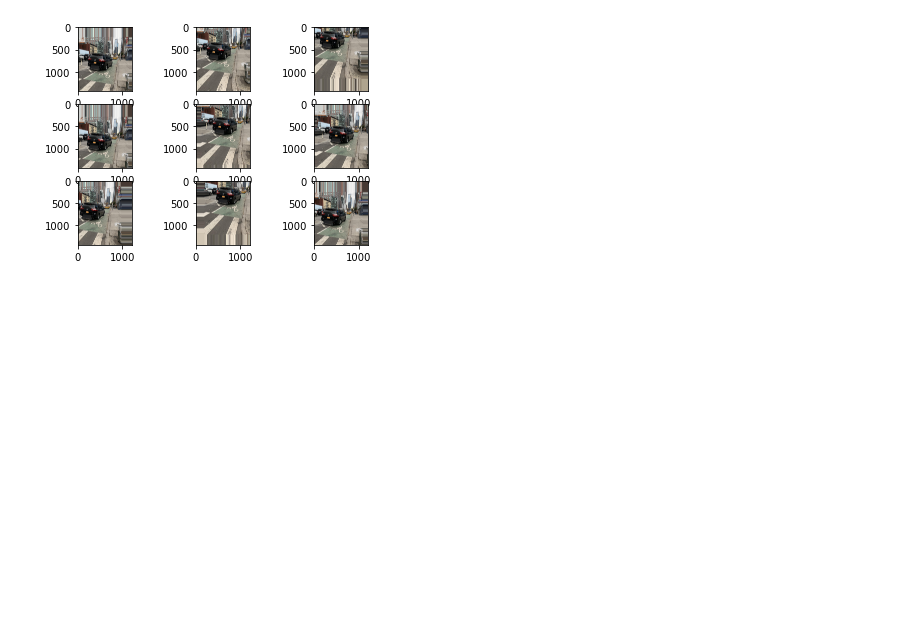
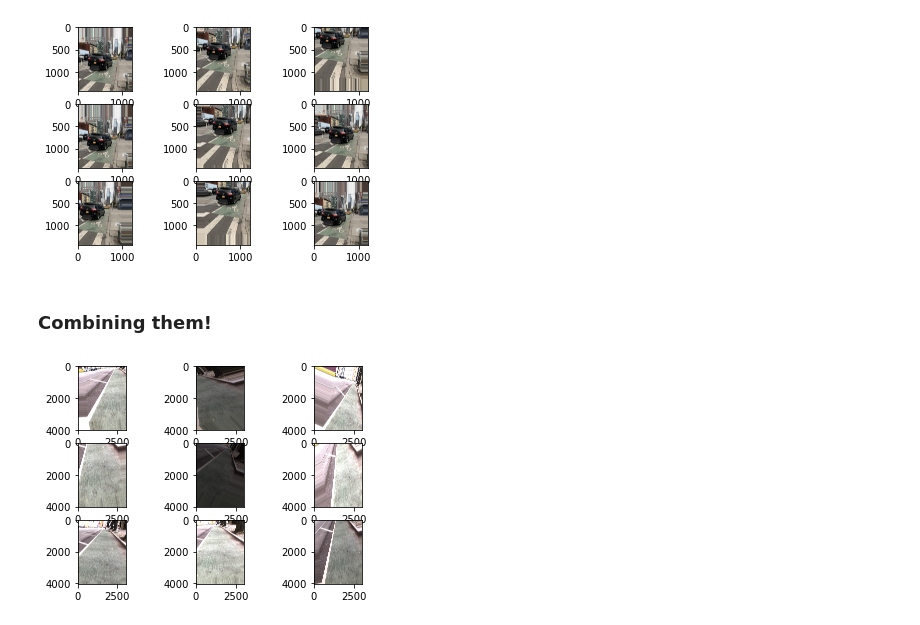
Before and after one commit to jmarkowi/NYC_bike_lanes, a Jupyter notebook: image_augmentation.ipynb, the cells around one changed output. Drawn from its saved outputs; the diff is of its cells as text; code cells hidden in the pictures; blank space fills up the shorter version.

```diff
--- a/image_augmentation.ipynb
+++ b/image_augmentation.ipynb
@@ -194,3 +194,21 @@ plot_samples(open_it)
 plot_samples(vehicle_it)
 # %% [output]
 [figure]
+# %% [markdown]
+### Combining them!
+# %%
+# Create generator
+combo_datagen = ImageDataGenerator(rotation_range=30,
+                                   width_shift_range=.2,
+                                   height_shift_range=.2,
+                                   brightness_range=[0.2, 1.8],
+                                   zoom_range=.4)
+
+# Prepare image iterators
+open_it = combo_datagen.flow(open_samples, batch_size=1)
+vehicle_it = combo_datagen.flow(vehicle_samples, batch_size=1)
+# %%
+# Generate some samples of open images
+plot_samples(open_it)
+# %% [output]
+[figure, added]
```
Also changed, not shown: parts of 7 cells of this notebook.
